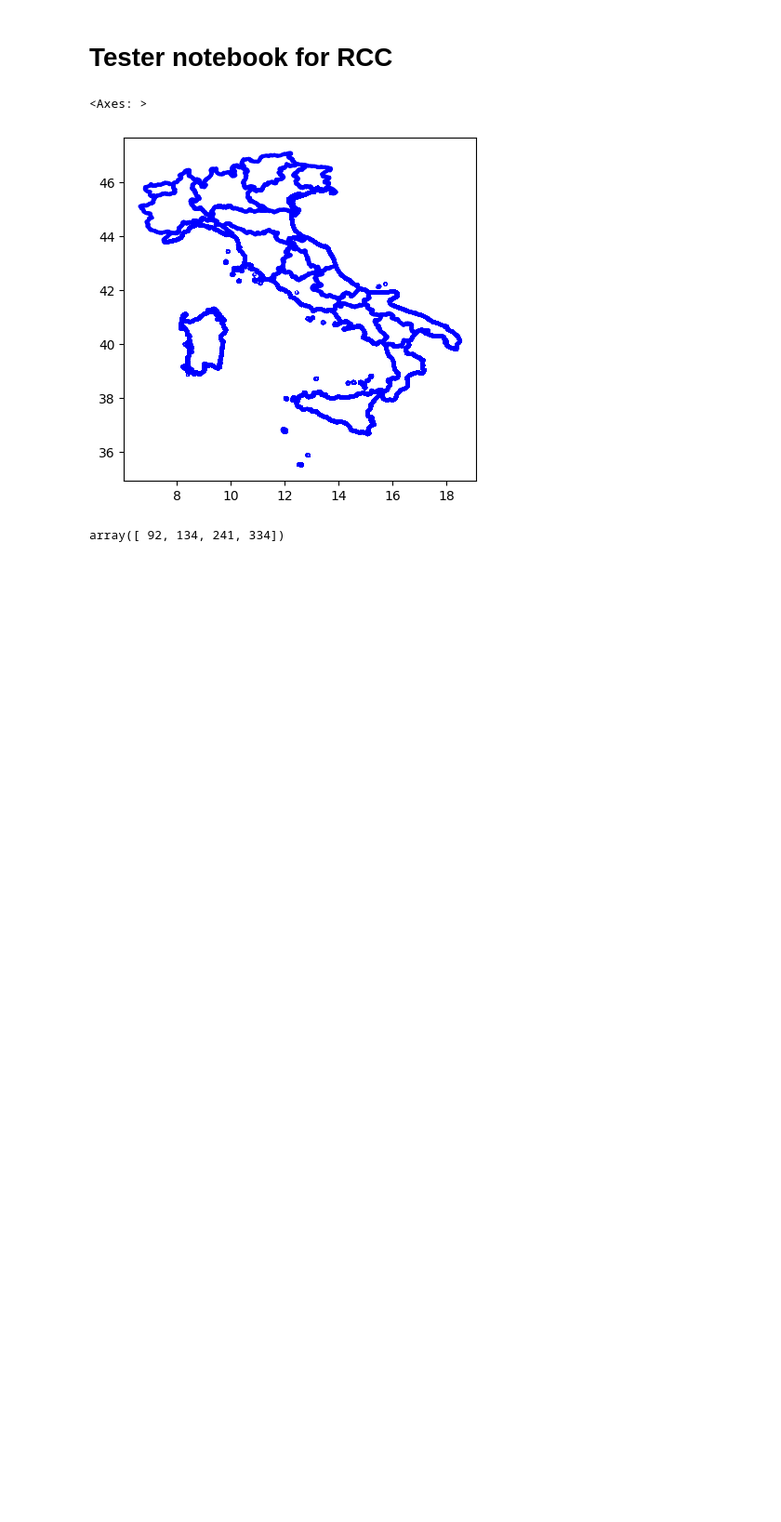
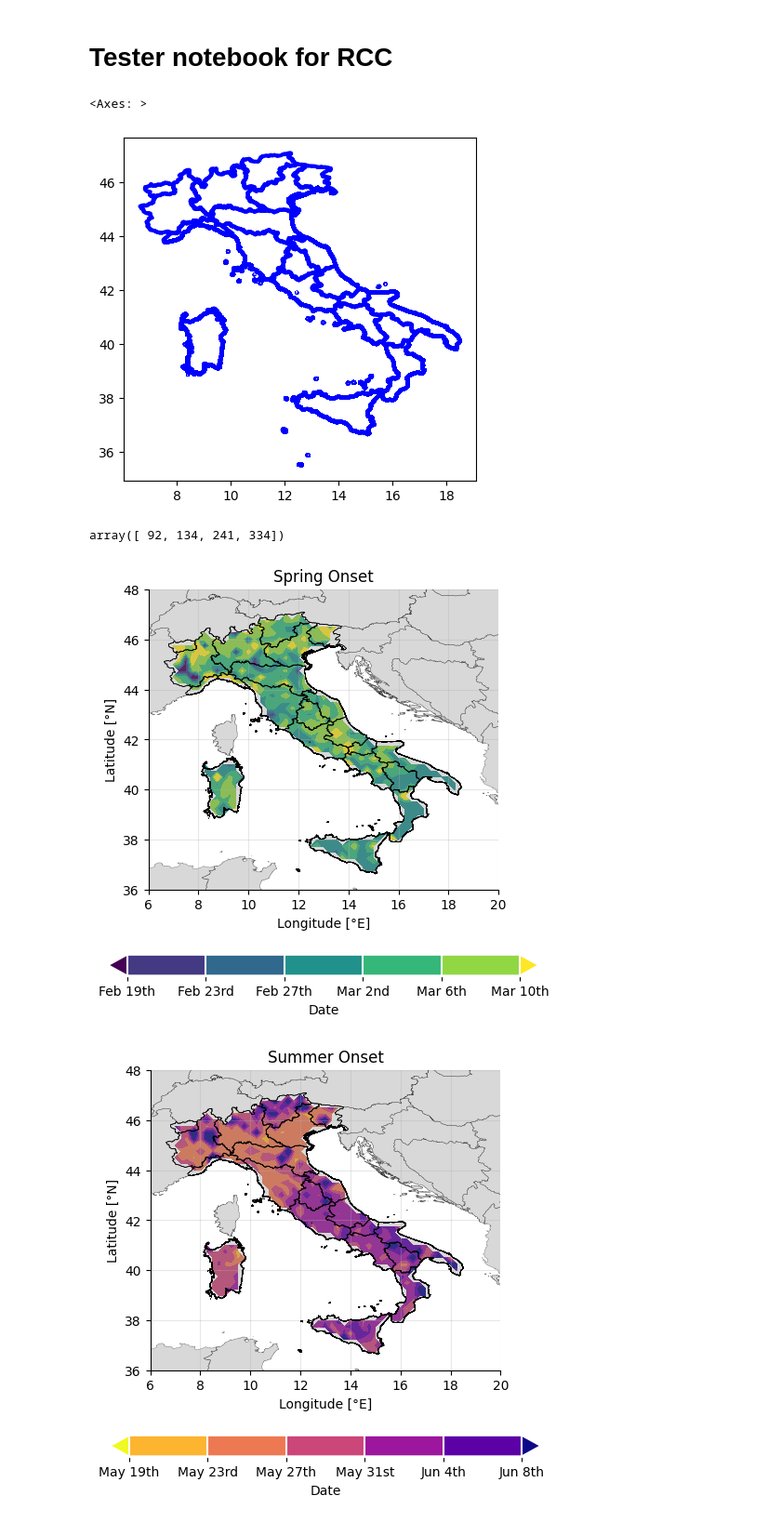
Before and after one commit to jacopograssi97/Radially_constrained_clustering, a Jupyter notebook: tester_gridpoint.ipynb, the cells around one changed output. Shown at 93% size. Cells and saved outputs as stored; diff of their text form; code cells hidden in the pictures; blank space fills up the shorter version.

```diff
--- a/tester_gridpoint.ipynb
+++ b/tester_gridpoint.ipynb
@@ -222,31 +222,34 @@ for j,title,cmap,s in zip(range(4),['Spring Onset', 'Summer Onset', 'Autumn Onse
     # Customize the axes
     ax.spines['top'].set_visible(False)
     ax.spines['right'].set_visible(False)
     ax.set_xlabel('Longitude [°E]')
     ax.set_ylabel('Latitude [°N]')
     ax.set_title(title)
     ax.grid(alpha=0.3)
 
     # List of neighboring countries to include in the map
     states = ['FRA','CHE', 'HRV','SVN','BIH']
-    # world.boundary.plot(color='k', linewidth=0.3, ax=ax, alpha=0.5)
+    world.boundary.plot(color='k', linewidth=0.3, ax=ax, alpha=0.5)
     world.plot(color='gray', alpha=0.3, ax=ax)
 
     # # Plot boundaries for each neighboring country
     # for state in states:
     # #    world[world.GID_0 == state].boundary.plot(color='k', linewidth=0.3, ax=ax, alpha=0.5)
     #     world[world.GID_0 == state].plot(color='gray', alpha=0.3, ax=ax)
 
     ax.set_xlim(6,20)
     ax.set_ylim(36,48)
 
 
     cbar = plt.colorbar(cont_1, orientation='horizontal', drawedges=True)
     cbar.set_ticks(ticks=lev, labels=[day_of_year_to_date(x) for x in lev])
 
     cbar.outline.set_color('white')
     cbar.outline.set_linewidth(2)
     cbar.dividers.set_color('white')
     cbar.dividers.set_linewidth(1.5)
 
     cbar.set_label('Date')
+# %% [output]
+[figure, added]
+[figure, added]
```
Also changed, not shown: parts of 2 cells of this notebook.
